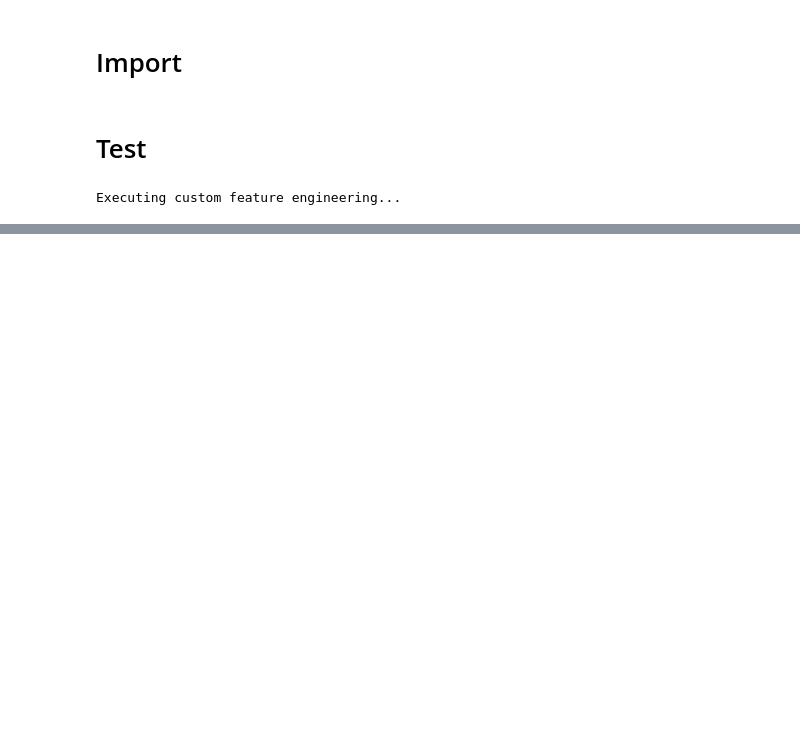
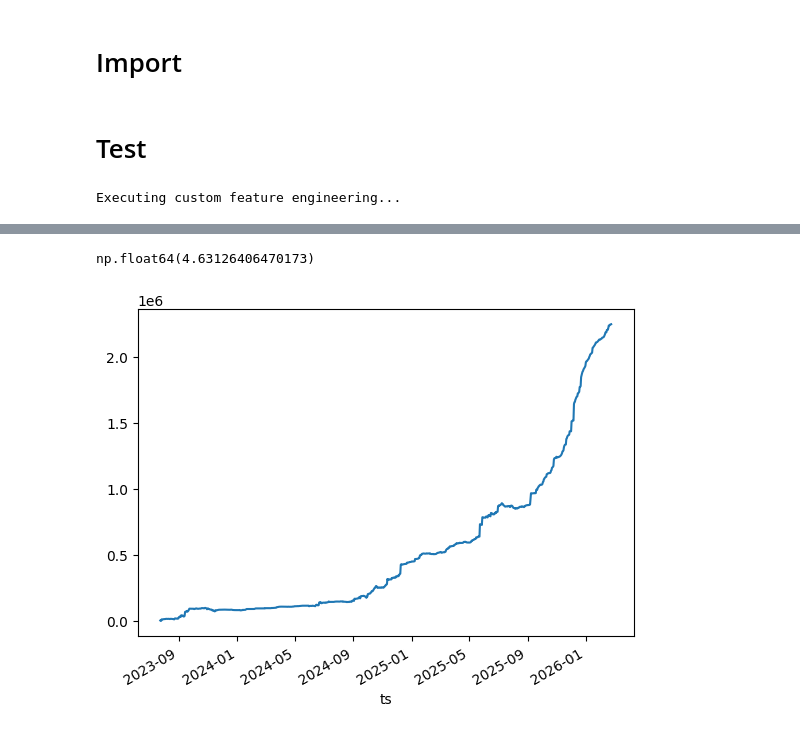
Before and after one commit to MaxCoppa/MLOps-Prediction-Market, a Jupyter notebook: universe_construction/1_test_research_pipeline.ipynb, the cells around one changed output, grey strips where cells are left out. Saved outputs shown, nothing was run; the diff lists cells and outputs as text; code cells hidden in the pictures; blank space fills up the shorter version.

```diff
--- a/universe_construction/1_test_research_pipeline.ipynb
+++ b/universe_construction/1_test_research_pipeline.ipynb
@@ -49,0 +73,7 @@ bt["pnl"].cumsum().plot()
+# %%
+VaR = 1e4
+(VaR*norm_pnl_mat).cumsum().plot()
+16*norm_pnl_mat.mean()/norm_pnl_mat.std()
+# %% [output]
+np.float64(4.63126406470173)
+[figure, added]
```
Also changed, not shown: parts of 5 cells of this notebook, 1 other file.
